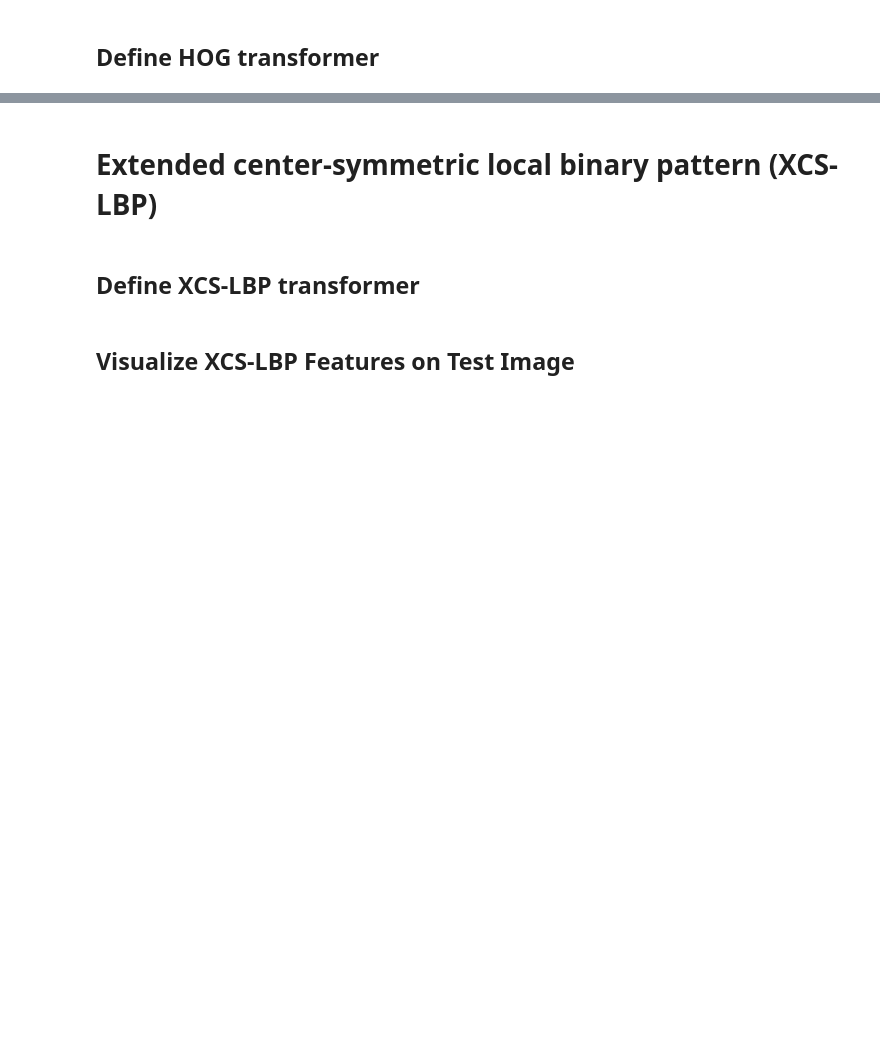
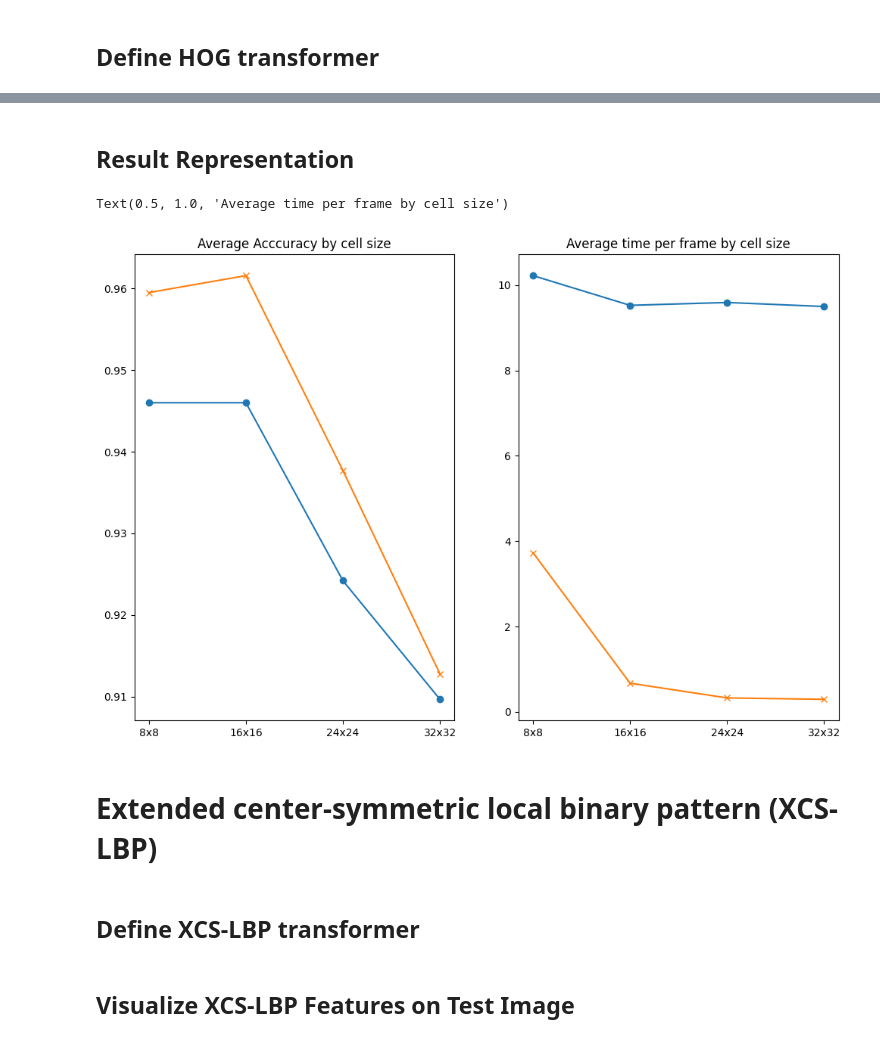
Before and after one commit to Anthony-D11/realtime-pedestrian-detection, a Jupyter notebook: main.ipynb, the cells around one changed output, grey strips where cells are left out. Cells and saved outputs as stored; diff of their text form; code cells hidden in the pictures; blank space fills up the shorter version.

Commit message:
Test new idea

```diff
--- a/main.ipynb
+++ b/main.ipynb
@@ -143,8 +315,8 @@ def save_dataset(dataset_name, X, y):
 # %%
 from sklearn.model_selection import train_test_split
 
-resave = True
-if not formatted_datasets_available('train') or not formatted_datasets_available('valid') or not formatted_datasets_available('test') or resave:
+resave = False
+if not formatted_datasets_available('train') or not formatted_datasets_available('test') or resave:
     X_total, y_total = prepare_dataset()
     X_train, X_test, y_train, y_test = train_test_split(X_total, y_total, test_size=0.3)
     save_dataset('train', X_train, y_train)
@@ -255,10 +401,0 @@ print(features_test.shape)
-# %%
-from sklearn.ensemble import RandomForestClassifier
-from sklearn.metrics import classification_report
-
-rf_hog = RandomForestClassifier(n_estimators=300, criterion='gini', max_depth=None, min_samples_split=2, min_samples_leaf=1, random_state=42)
-rf_hog.fit(features_train, y_train)
-
-y_pred = rf_hog.predict(features_test)
-test_report = classification_report(y_test, y_pred)
-print(test_report)
@@ -274,11 +401,0 @@ weighted avg       0.94      0.93      0.93       361
-# %%
-from sklearn import svm
-from sklearn.metrics import classification_report
-from sklearn.model_selection import GridSearchCV
-
-svc_hog = svm.SVC(C=10, kernel='rbf', gamma='scale', probability=True, random_state=42)
-svc_hog.fit(features_train, y_train)
-y_pred = svc_hog.predict(features_test)
-
-test_report = classification_report(y_test, y_pred)
-print(test_report)
@@ -337,3 +505,23 @@ if activate:
+# %% [markdown]
+## Result Representation
+# %%
+import matplotlib.pyplot as plt
+
+cell_sizes_text = ["8x8", "16x16", "24x24", "32x32"]
+
+fig, (ax1, ax2) = plt.subplots(1, 2, figsize=(12, 8))
+ax1.plot(cell_sizes_text, rf_hog_accuracy, marker='o', label='HOG + RF')
+ax1.plot(cell_sizes_text, svc_hog_accuracy, marker='x', label='HOG + SVM')
+ax1.legend(loc='upper right')
+ax1.set_title('Average Acccuracy by cell size')
+
+ax2.plot(cell_sizes_text, rf_hog_time_per_frame, marker='o', label='HOG + RF')
+ax2.plot(cell_sizes_text, svc_hog_time_per_frame, marker='x', label='HOG + SVM')
+ax2.legend(loc='upper right')
+ax2.set_title('Average time per frame by cell size')
+# %% [output]
+Text(0.5, 1.0, 'Average time per frame by cell size')
+[figure, added]
 # %% [markdown]
 # Extended center-symmetric local binary pattern (XCS-LBP)
 # %% [markdown]
```
Also changed, not shown: parts of 52 cells of this notebook, 4 other files.
